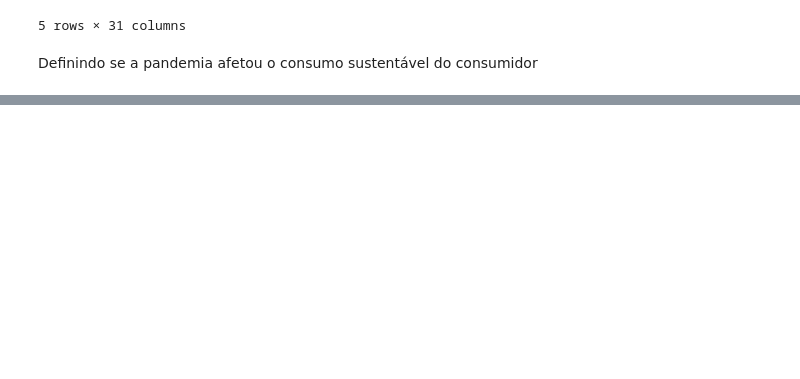
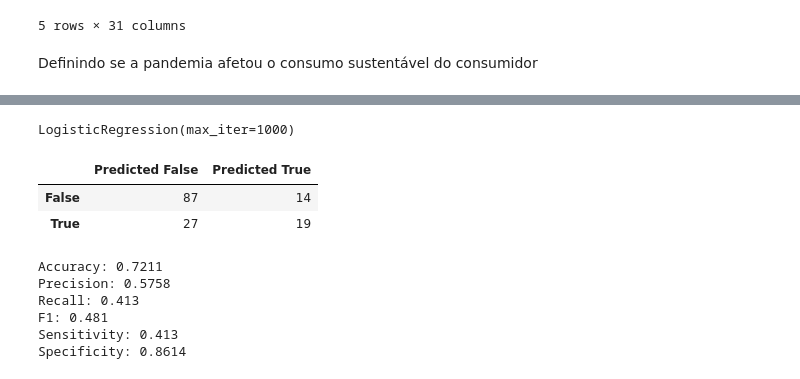
Before and after one commit to gutessitore/PUC, a Jupyter notebook: Projeto Integrado/notebooks/TCC_FU.ipynb, the cells around one changed output, grey strips where cells are left out. Drawn from its saved outputs; the diff is of its cells as text; code cells hidden in the pictures; blank space fills up the shorter version.

```diff
--- a/Projeto Integrado/notebooks/TCC_FU.ipynb
+++ b/Projeto Integrado/notebooks/TCC_FU.ipynb
@@ -134,0 +144,36 @@ pd.DataFrame(model.summary().tables[1]).to_csv("coeficientes.csv", sep=";", deci
+# %%
+# Fazendo o modelo
+
+model = LogisticRegression(solver='lbfgs', max_iter=1000)
+model.fit(features, target)
+# %% [output]
+LogisticRegression(max_iter=1000)
+# %%
+from sklearn.metrics import precision_score, recall_score, f1_score
+from sklearn.metrics import confusion_matrix
+import pandas as pd
+
+def evaluate_logistic_regression(model, features, target):
+    predictions = model.predict(features)
+    accuracy = model.score(features, target)
+    precision = precision_score(target, predictions)
+    recall = recall_score(target, predictions)
+    f1 = f1_score(target, predictions)
+    conf_matrix = confusion_matrix(target, predictions)
+    confusion_matrix_data_frame = pd.DataFrame(conf_matrix, index=['False', 'True'], columns=['Predicted False', 'Predicted True'])
+    specificity = conf_matrix[0, 0] / (conf_matrix[0, 0] + conf_matrix[0, 1])
+    sensitivity = conf_matrix[1, 1] / (conf_matrix[1, 0] + conf_matrix[1, 1])
+    display(confusion_matrix_data_frame)
+    print(f'Accuracy: {accuracy:.4}\nPrecision: {precision:.4}\nRecall: {recall:.4}\nF1: {f1:.4}\nSensitivity: {sensitivity:.4}\nSpecificity: {specificity:.4}')
+
+evaluate_logistic_regression(model, features, target)
+# %% [output]
+|  | Predicted False | Predicted True |
+| False | 87 | 14 |
+| True | 27 | 19 |
+Accuracy: 0.7211
+Precision: 0.5758
+Recall: 0.413
+F1: 0.481
+Sensitivity: 0.413
+Specificity: 0.8614
```
Also changed, not shown: parts of 8 cells of this notebook, 18 other files.
